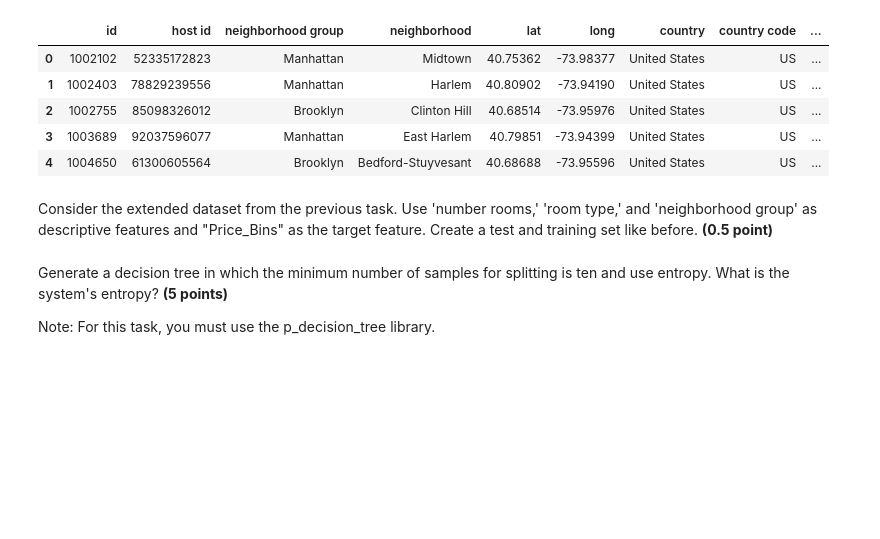
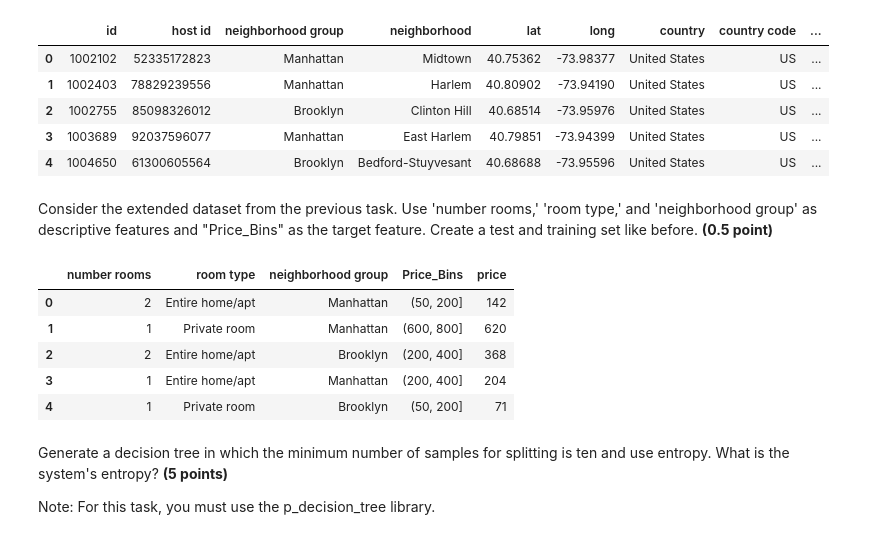
Before and after one commit to Christopher-Schmitz/IDS-Instruction-1, a Jupyter notebook: assignment_1_update.ipynb, the cells around one changed output. Drawn from its saved outputs; the diff is of its cells as text; code cells hidden in the pictures; blank space fills up the shorter version.

```diff
--- a/assignment_1_update.ipynb
+++ b/assignment_1_update.ipynb
@@ -403,9 +405,18 @@ Consider the extended dataset from the previous task. Use 'number rooms,' 'room
 # %%
 # Your answer goes here
 
-selected_columns = data_cleaned[['number rooms', 'room type', 'neighborhood group', 'Price_Bins']]
+data_selected_columns = data_cleaned[['number rooms', 'room type', 'neighborhood group', 'Price_Bins', 'price']]
 
-train, test = train_test_split(selected_columns['Price_Bins'], test_size=0.05, random_state=42)
+train, test = train_test_split(data_selected_columns, test_size=0.05, random_state=42)
+
+data_selected_columns.head()
+# %% [output]
+|  | number rooms | room type | neighborhood group | Price_Bins | price |
+| 0 | 2 | Entire home/apt | Manhattan | (50, 200] | 142 |
+| 1 | 1 | Private room | Manhattan | (600, 800] | 620 |
+| 2 | 2 | Entire home/apt | Brooklyn | (200, 400] | 368 |
+| 3 | 1 | Entire home/apt | Manhattan | (200, 400] | 204 |
+| 4 | 1 | Private room | Brooklyn | (50, 200] | 71 |
 # %% [markdown]
 Generate a decision tree in which the minimum number of samples for splitting is ten and use entropy. What is the system's entropy? **(5 points)**
 
```
Also changed, not shown: parts of 8 cells of this notebook.
